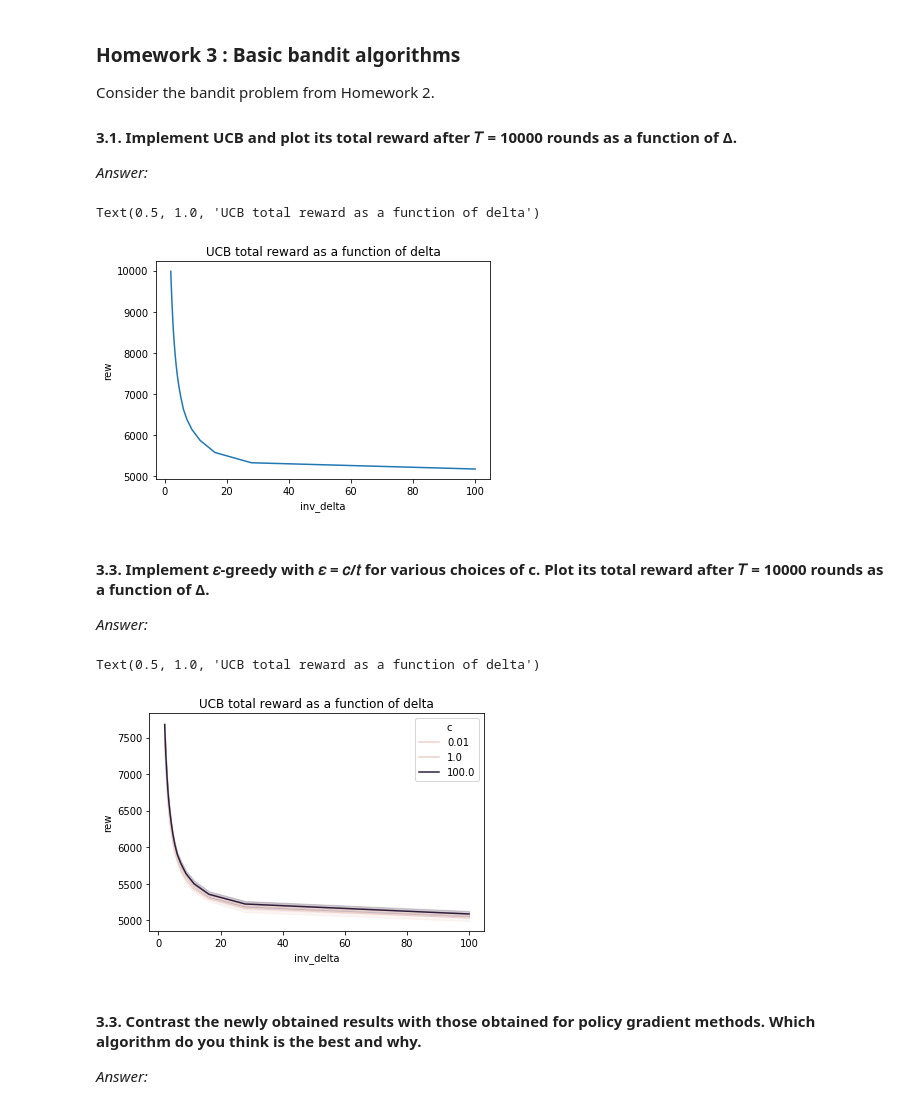
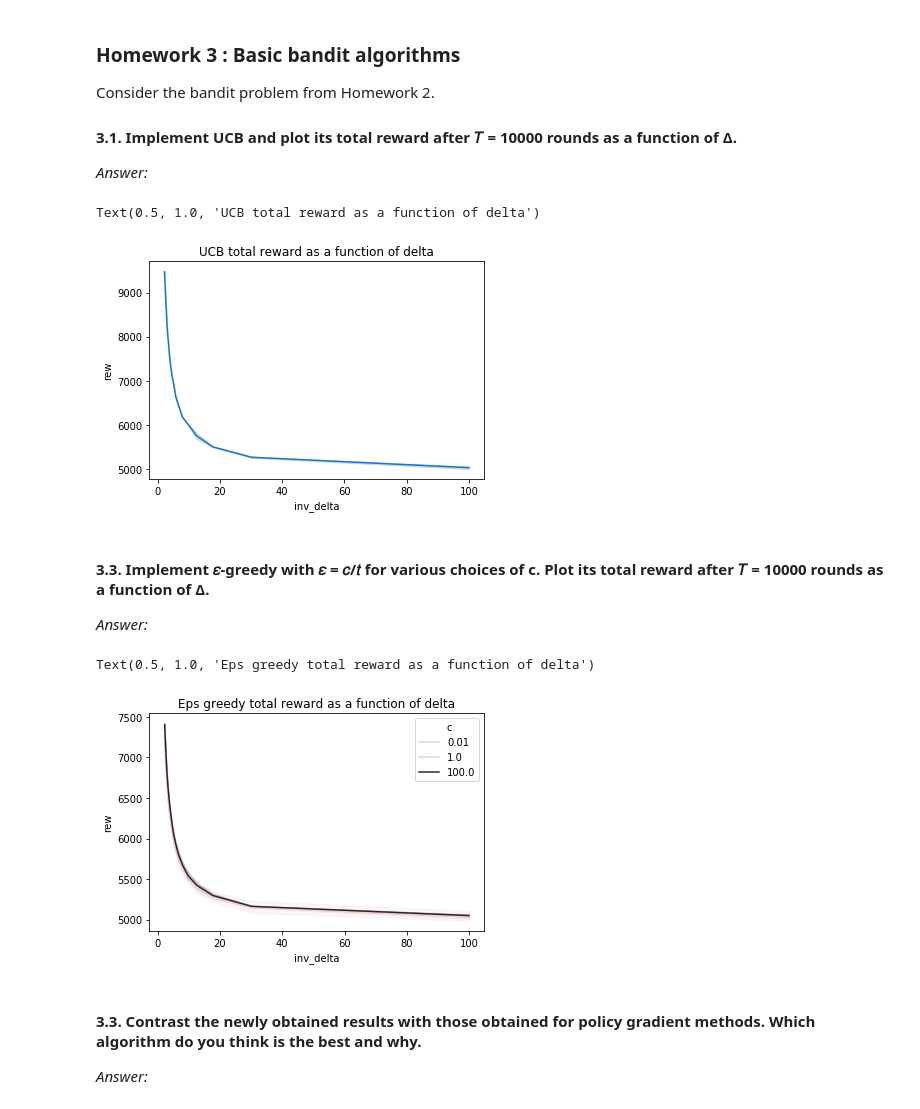
Before and after one commit to jrdmose/BGSE_Reinforcement_Learning, a Jupyter notebook: RL_exercises.ipynb, the cells around one changed output. Cells and saved outputs as stored; diff of their text form; code cells hidden in the pictures.

```diff
--- a/RL_exercises.ipynb
+++ b/RL_exercises.ipynb
@@ -192,6 +167,5 @@ class Reinforce():
 # %%
 ### Init params ###
-episode_length = 10
-num_episodes = 100
-seeds = [1,3,30,11]#,20]
+train_steps = 5000
+seeds = [2,3,5]
 # %%
@@ -315,22 +282,19 @@ step_type = 'fixed'
 
 deltas = [0.01,0.05,0.1,0.5]
 
+train_steps = 1000
+
 gamma = 0.99
-num_episodes = 100
-alpha =0.2
+c =0.2
 
 
 train_plot = pd.DataFrame()
-ep_plot = pd.DataFrame()
 
-for seed in seeds:
-    for delta in deltas:
-        reinf_alg = Reinforce(delta = delta,
+for seed,delta in itertools.product(seeds,deltas):
+    reinf_alg = TD0AC(delta = delta,
                           gamma = gamma,
-                          episode_length= episode_length,
-                          alpha = alpha,
+                          c = c,
                           step_type = step_type,
                           seed = seed)
-        ep_data, train_data = reinf_alg.train(num_episodes)
-        train_plot = train_plot.append(train_data, ignore_index= True)
-        ep_plot = ep_plot.append(ep_data, ignore_index = True)
+    train_data = reinf_alg.train(train_steps)
+    train_plot = train_plot.append(train_data, ignore_index= True)
@@ -398,23 +362,21 @@ class UCB():
         return tot_rew
 # %%
 beta = 1
-deltas = np.linspace(0.01,0.5,20)
+deltas = np.linspace(0.01,0.45,20)
 
 rews_UCB = []
-
-for seed in seeds:
-    for delta in deltas:
-        reinf_alg = UCB(delta,beta)
-        rew = reinf_alg.train(10000)
-        _ = { 'seed':seed, 'inv_delta': 1/delta, 'rew':rew}
-        rews_UCB.append(copy.deepcopy(_))
+for seed,delta in itertools.product(seeds,deltas):
+    reinf_alg = UCB(delta,beta)
+    rew = reinf_alg.train(10000)
+    _ = { 'seed':seed, 'inv_delta': 1/delta, 'rew':rew}
+    rews_UCB.append(copy.deepcopy(_))
 
 
 res_UCB = pd.DataFrame(rews_UCB)
-sns.lineplot(x = 'inv_delta', y = 'rew', ci = 'sd', data = res, legend = 'full').set_title("UCB total reward as a function of delta")
+sns.lineplot(x = 'inv_delta', y = 'rew', ci = 'sd', data = res_UCB, legend = 'full').set_title("UCB total reward as a function of delta")
 # %% [output]
 Text(0.5, 1.0, 'UCB total reward as a function of delta')
-[figure, old version]
+[figure, new version]
 # %% [markdown]
 #### 3.3. Implement 𝜀-greedy with 𝜀 = 𝑐/𝑡 for various choices of c. Plot its total reward after 𝑇 = 10000 rounds as a function of Δ.
 
@@ -470,25 +432,22 @@ class eps_greedy():
         return tot_rew
 # %%
 cs = [0.01,1,100]
-
-deltas = np.linspace(0.01,0.5,20)
+deltas = np.linspace(0.01,0.45,20)
 
 rews_eps = []
 
-for seed in seeds:
-    for c in cs:
-        for delta in deltas:
-            reinf_alg = eps_greedy(delta,c, seed)
-            rew = reinf_alg.train(10000)
-            _ = { 'seed':seed,'c':c, 'inv_delta': 1/delta, 'rew':rew}
-            rews_UCB.append(copy.deepcopy(_))
+for seed,c,delta in itertools.product(seeds,cs,deltas):
+    reinf_alg = eps_greedy(delta,c, seed)
+    rew = reinf_alg.train(10000)
+    _ = { 'seed':seed,'c':c, 'inv_delta': 1/delta, 'rew':rew}
+    rews_UCB.append(copy.deepcopy(_))
 
 
 res_eps = pd.DataFrame(rews_UCB)
-sns.lineplot(x = 'inv_delta', y = 'rew', ci = 'sd',hue ='c', data = res, legend = 'full').set_title("Eps greedy total reward as a function of delta")
+sns.lineplot(x = 'inv_delta', y = 'rew', ci = 'sd',hue ='c', data = res_eps, legend = 'full').set_title("Eps greedy total reward as a function of delta")
 # %% [output]
-Text(0.5, 1.0, 'UCB total reward as a function of delta')
+Text(0.5, 1.0, 'Eps greedy total reward as a function of delta')
-[figure, old version]
+[figure, new version]
 # %% [markdown]
 #### 3.3. Contrast the newly obtained results with those obtained for policy gradient methods. Which algorithm do you think is the best and why.
 
```
Also changed, not shown: parts of 14 cells of this notebook.
